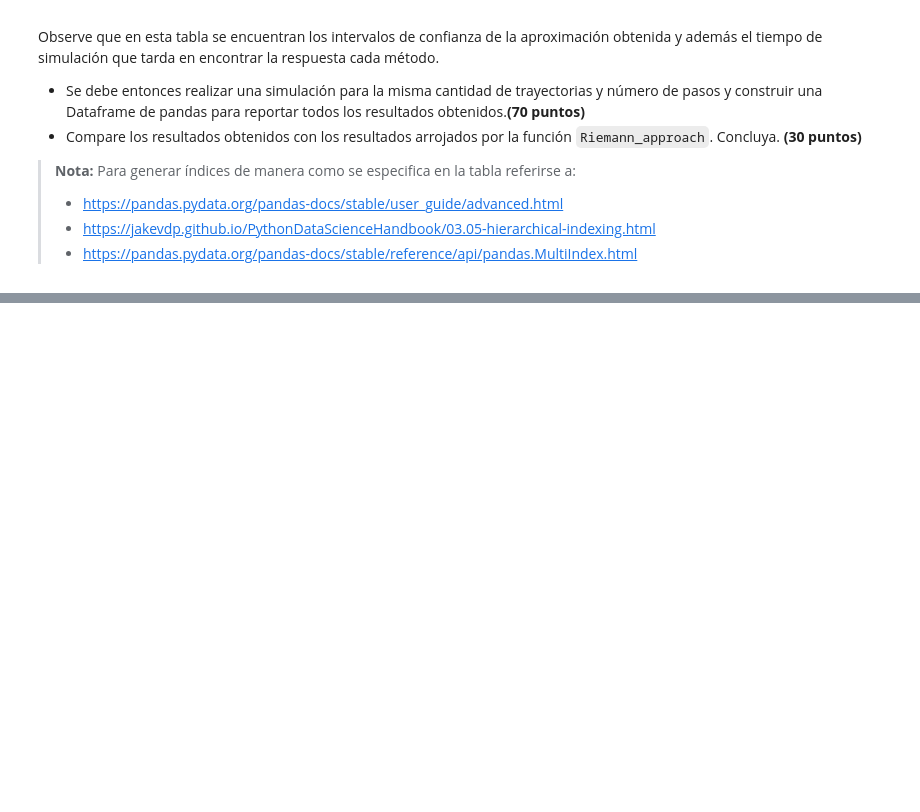
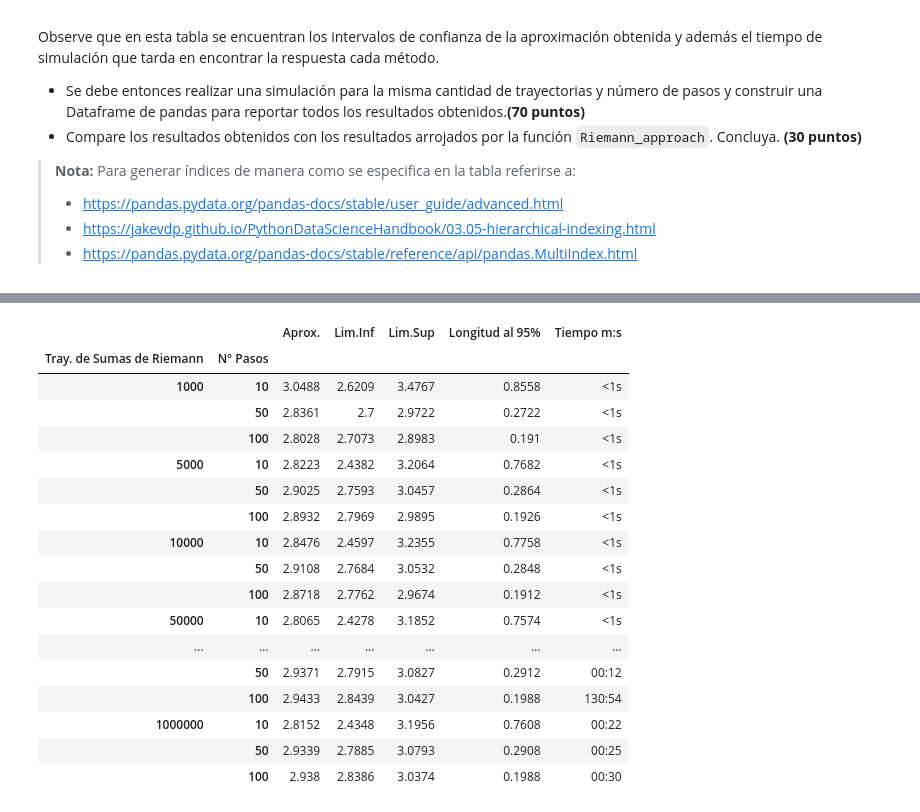
Before and after one commit to EMarquez7/Tarea9_AMAguilera_EMarquez, a Jupyter notebook: Tarea9_AMAguilera_EMarquez.ipynb, the cells around one changed output, grey strips where cells are left out. Cells and saved outputs as stored; diff of their text form; code cells hidden in the pictures; blank space fills up the shorter version.

```diff
--- a/Tarea9_AMAguilera_EMarquez.ipynb
+++ b/Tarea9_AMAguilera_EMarquez.ipynb
@@ -32,0 +215,47 @@ Observe que en esta tabla se encuentran los intervalos de confianza de la aproxi
+# %%
+arr_df = list(map(lambda nb_traj: list(map(lambda nb_step: Sumas_de_Riemann(K, r, S0, nb_traj, nb_step,
+                                                                    sigma, T, 'put'),
+                                 NbStep)),
+         NbTraj))
+
+Aprox=[arr_df[nstep][ntraj][0] for nstep in range(len(NbTraj)) for ntraj in range(len(NbStep))]
+LI=[arr_df[nstep][ntraj][1] for nstep in range(len(NbTraj)) for ntraj in range(len(NbStep))]
+LS=[arr_df[nstep][ntraj][2] for nstep in range(len(NbTraj)) for ntraj in range(len(NbStep))]
+L=[arr_df[nstep][ntraj][3] for nstep in range(len(NbTraj)) for ntraj in range(len(NbStep))]
+t=[arr_df[nstep][ntraj][4] for nstep in range(len(NbTraj)) for ntraj in range(len(NbStep))]
+# %%
+arrays = [
+    np.array([1000,1000,1000,5000,5000,5000,10000,10000,10000,50000,50000,50000,\
+              100000,100000,100000,500000,500000,500000,1000000,1000000,1000000]),
+    np.array([10,50,100,10,50,100,10,50,100,10,50,100,10,50,100,10,50,100,10,50,100]),
+]
+
+df = pd.DataFrame({'Aprox.': Aprox ,
+                   'Lim.Inf':LI,
+                   'Lim.Sup':LS,
+                   'Longitud al 95%':L,
+                   'Tiempo m:s':t}, index=arrays)
+
+df.index.set_names(['Tray. de Sumas de Riemann', 'N° Pasos'],inplace=True)
+pd.set_option('display.max_columns', None)
+pd.set_option('display.max_rows', None)
+df
+# %% [output]
+|  |  | Aprox. | Lim.Inf | Lim.Sup | Longitud al 95% | Tiempo m:s |
+| Tray. de Sumas de Riemann | N° Pasos |  |  |  |  |  |
+| 1000 | 10 | 3.0488 | 2.6209 | 3.4767 | 0.8558 | <1s |
+|  | 50 | 2.8361 | 2.7 | 2.9722 | 0.2722 | <1s |
+|  | 100 | 2.8028 | 2.7073 | 2.8983 | 0.191 | <1s |
+| 5000 | 10 | 2.8223 | 2.4382 | 3.2064 | 0.7682 | <1s |
+|  | 50 | 2.9025 | 2.7593 | 3.0457 | 0.2864 | <1s |
+|  | 100 | 2.8932 | 2.7969 | 2.9895 | 0.1926 | <1s |
+| 10000 | 10 | 2.8476 | 2.4597 | 3.2355 | 0.7758 | <1s |
+|  | 50 | 2.9108 | 2.7684 | 3.0532 | 0.2848 | <1s |
+|  | 100 | 2.8718 | 2.7762 | 2.9674 | 0.1912 | <1s |
+| 50000 | 10 | 2.8065 | 2.4278 | 3.1852 | 0.7574 | <1s |
+| ... | ... | ... | ... | ... | ... | ... |
+|  | 50 | 2.9371 | 2.7915 | 3.0827 | 0.2912 | 00:12 |
+|  | 100 | 2.9433 | 2.8439 | 3.0427 | 0.1988 | 130:54 |
+| 1000000 | 10 | 2.8152 | 2.4348 | 3.1956 | 0.7608 | 00:22 |
+|  | 50 | 2.9339 | 2.7885 | 3.0793 | 0.2908 | 00:25 |
+|  | 100 | 2.938 | 2.8386 | 3.0374 | 0.1988 | 00:30 |
```
Also changed, not shown: parts of 26 cells of this notebook.
